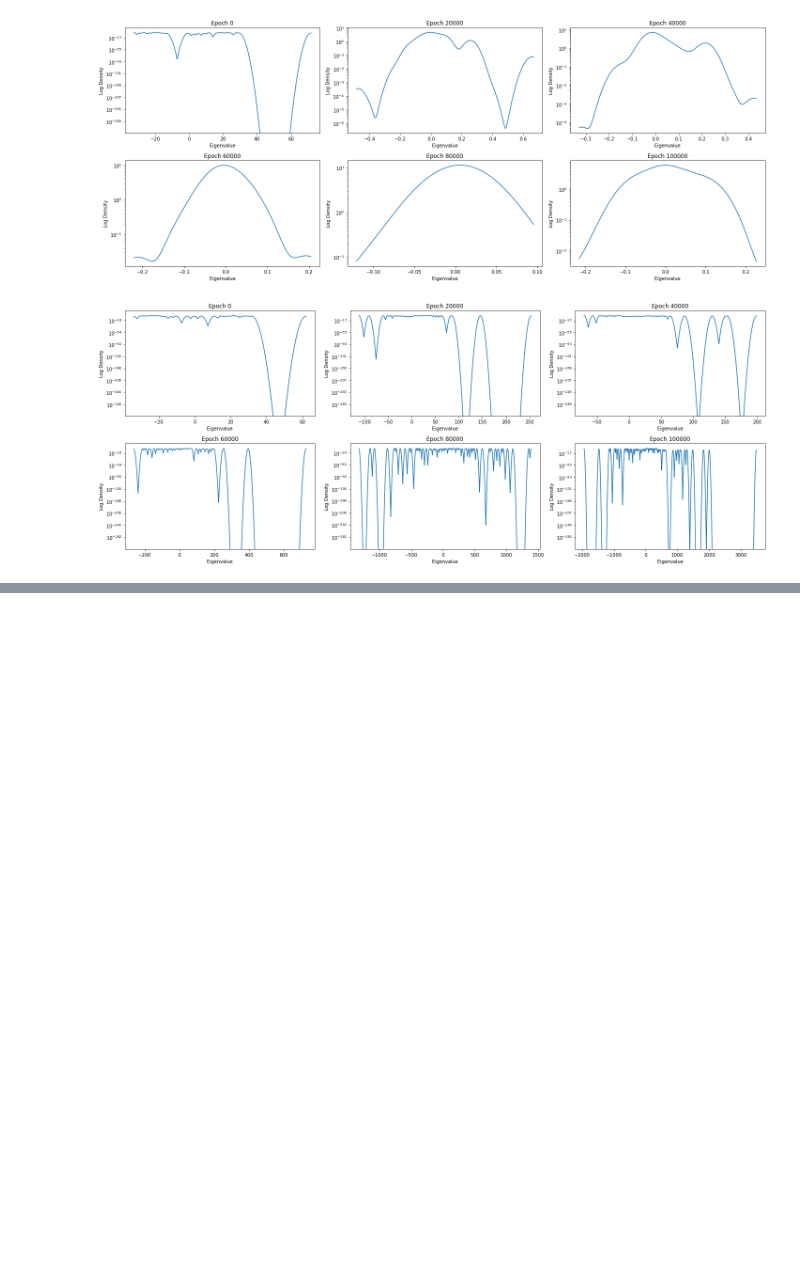
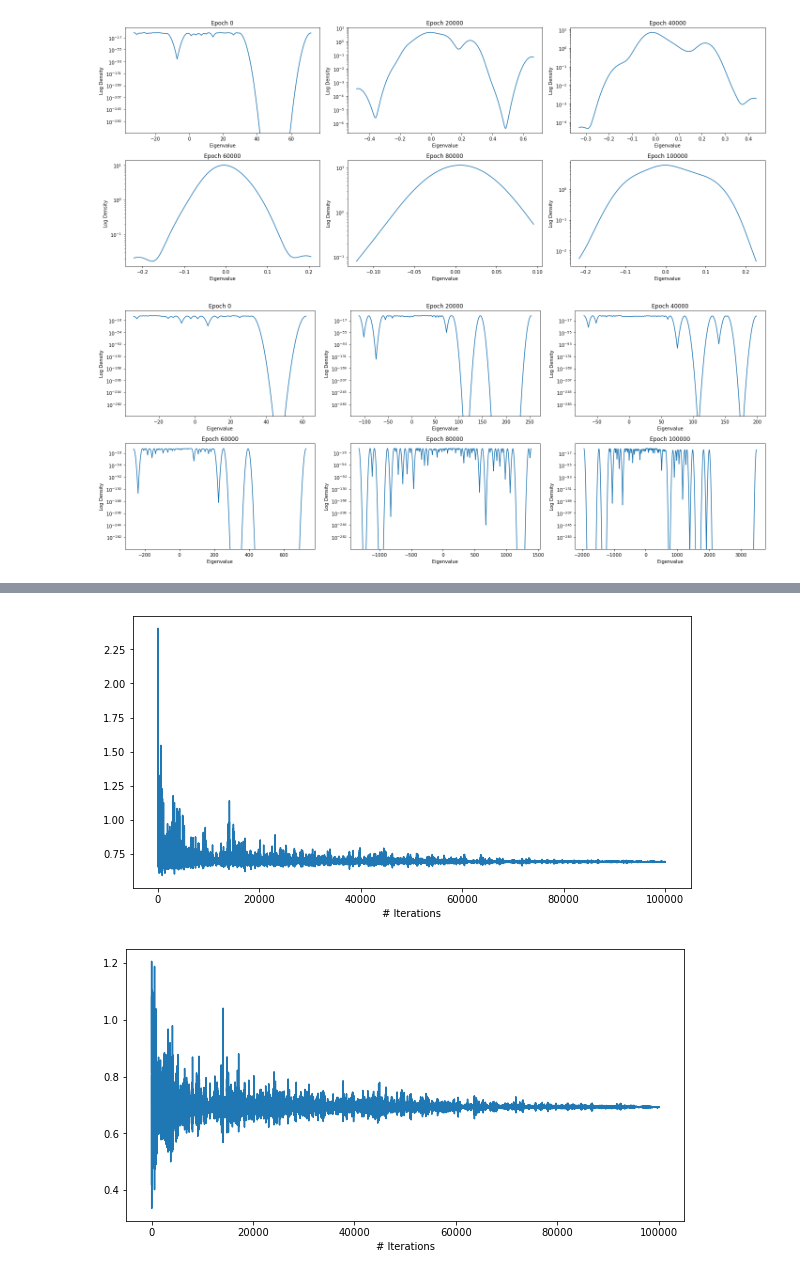
Before and after one commit to geraparth/Spectral-Density-NN-GAN, a Jupyter notebook: analysis.ipynb, the cells around one changed output, grey strips where cells are left out. Drawn from its saved outputs; the diff is of its cells as text; code cells hidden in the pictures; blank space fills up the shorter version.

```diff
--- a/analysis.ipynb
+++ b/analysis.ipynb
@@ -164,0 +232,15 @@ fig.tight_layout()
+# %%
+plt.figure(figsize=(10,5))
+plt.plot(gloss)
+plt.xlabel('# Iterations')
+plt.savefig('with_g_loss.jpg')
+plt.show()
+
+plt.figure(figsize=(10,5))
+plt.plot(dloss)
+plt.xlabel('# Iterations')
+plt.savefig('with_d_loss.jpg')
+plt.show()
+# %% [output]
+[figure, added]
+[figure, added]
```
Also changed, not shown: parts of 11 cells of this notebook, 1 other file.
